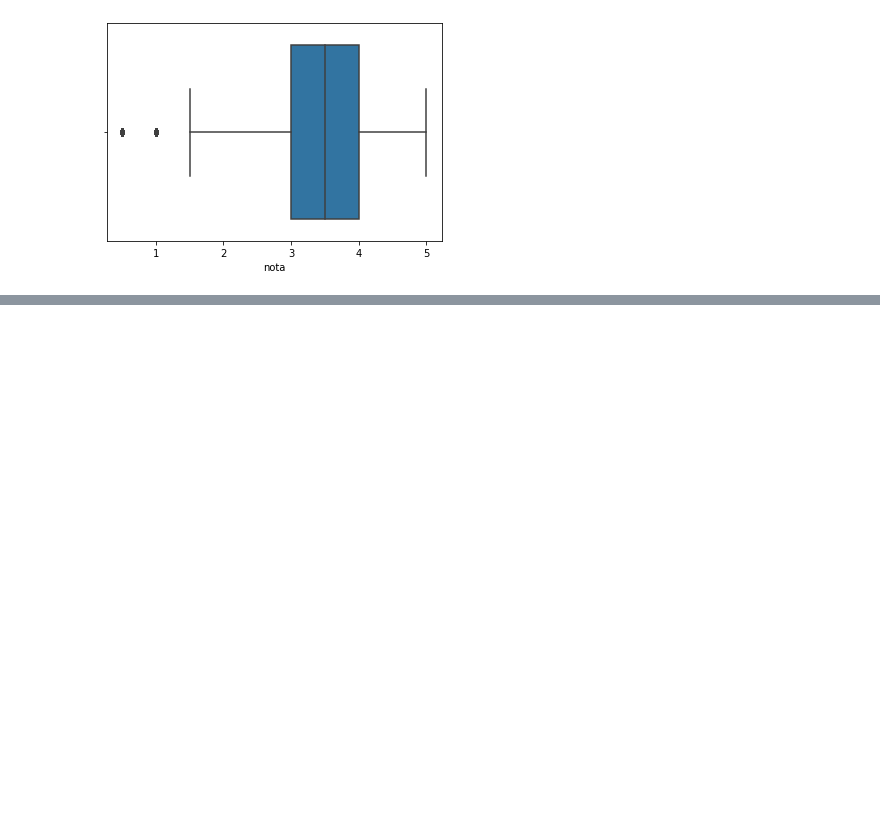
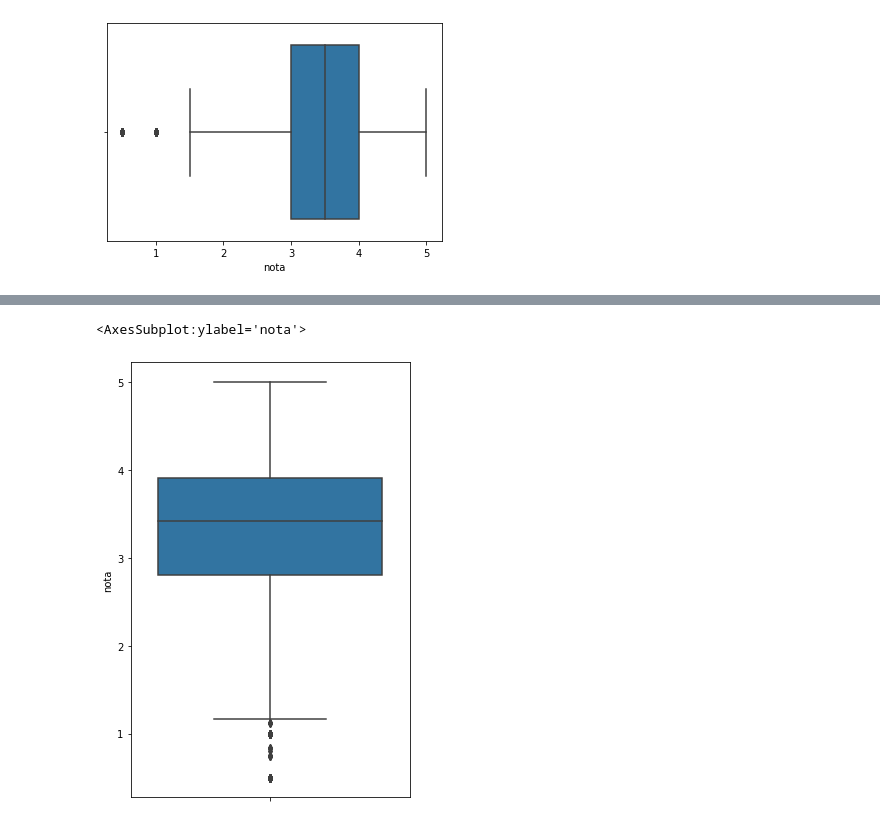
Before and after one commit to MateusAlberto/AulasPython, a Jupyter notebook: Python_Data_Science/Introdução Data Science/Introdução a Data Science.ipynb, the cells around one changed output, grey strips where cells are left out. Cells and saved outputs as stored; diff of their text form; code cells hidden in the pictures; blank space fills up the shorter version.

```diff
--- a/Python_Data_Science/Introdução Data Science/Introdução a Data Science.ipynb
+++ b/Python_Data_Science/Introdução Data Science/Introdução a Data Science.ipynb
@@ -76,0 +120,6 @@ sns.boxplot(notas['nota'])
+# %%
+plt.figure(figsize=(5, 8))
+sns.boxplot(y=medias_por_filme)
+# %% [output]
+<AxesSubplot:ylabel='nota'>
+[figure, added]
```
Also changed, not shown: parts of 14 cells of this notebook.
